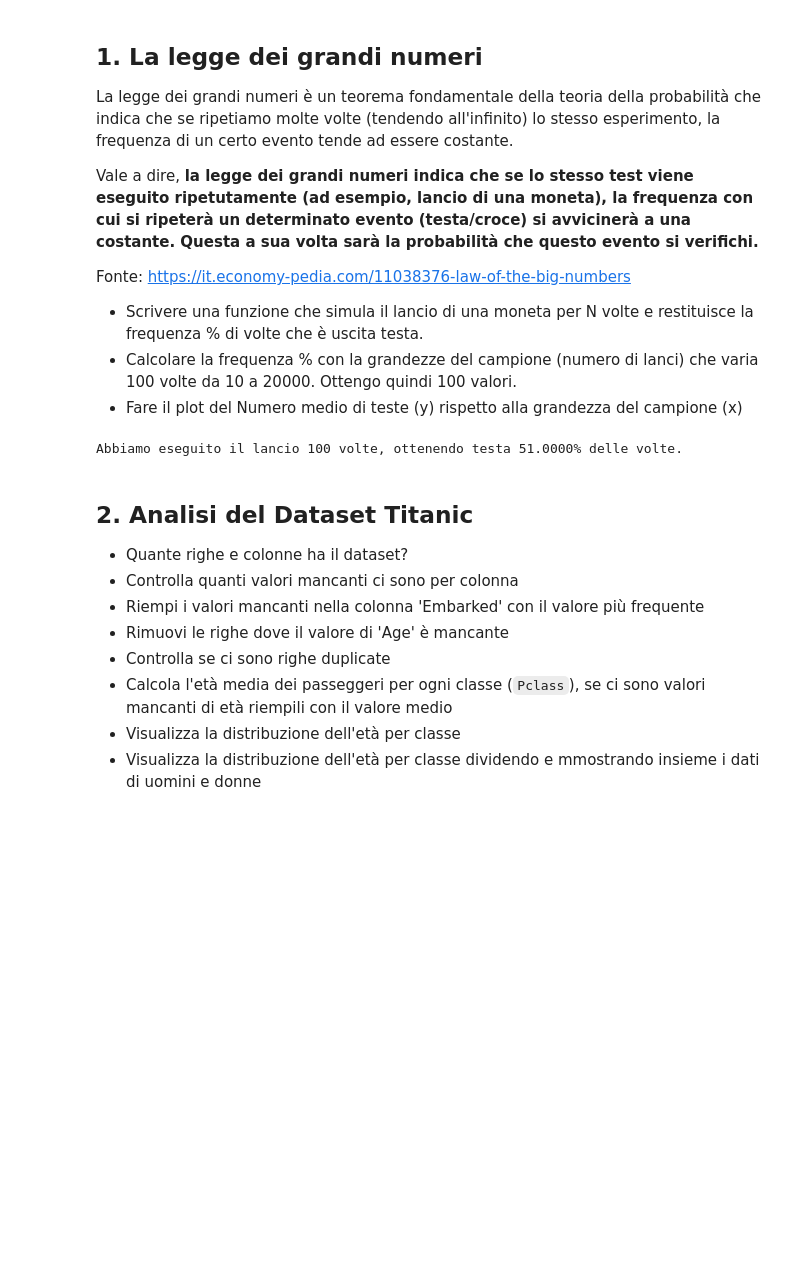
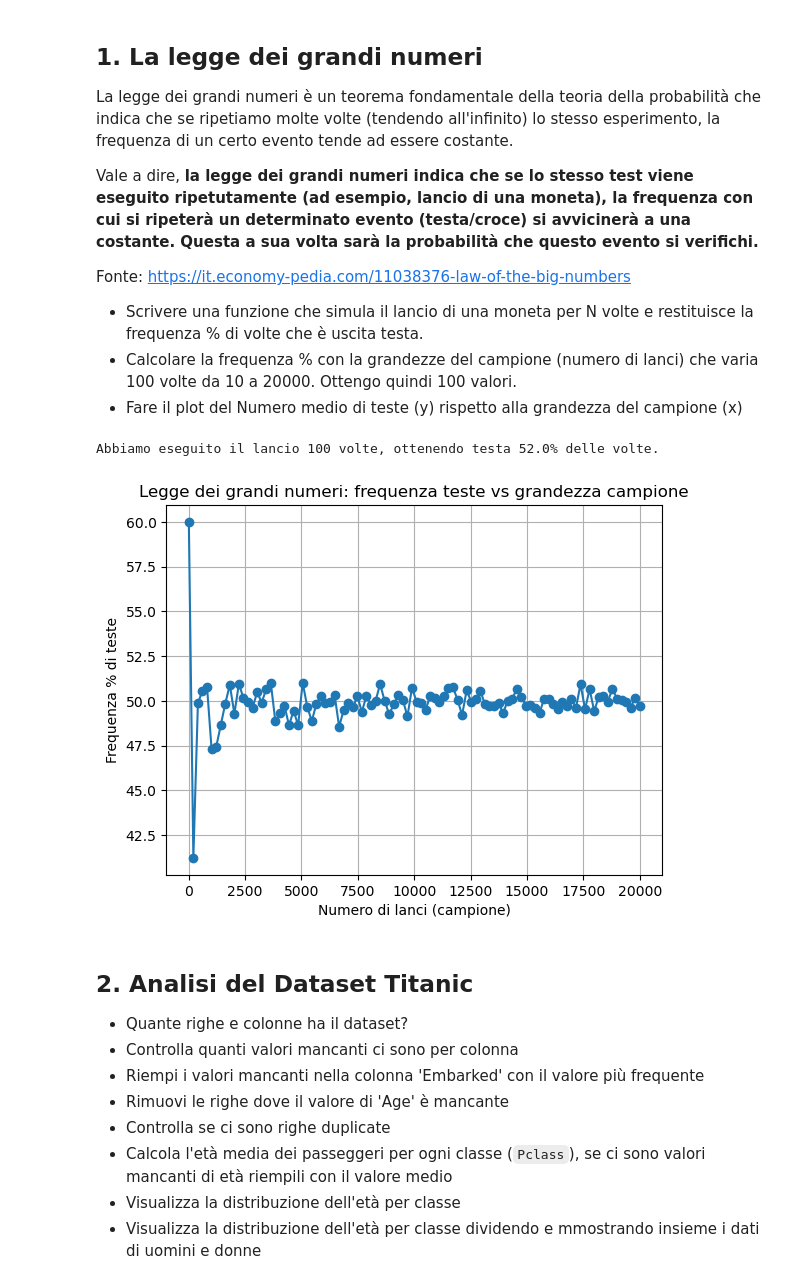
Before and after one commit to DenisTrokan/ProgrammingLab, a Jupyter notebook: 4_Esercizi_lez_4.ipynb, the cells around one changed output. Saved outputs shown, nothing was run; the diff lists cells and outputs as text; code cells hidden in the pictures; blank space fills up the shorter version.

Commit message:
4 done all ( with graphs and everything)

```diff
--- a/4_Esercizi_lez_4.ipynb
+++ b/4_Esercizi_lez_4.ipynb
@@ -20,12 +20,33 @@ def lancio(sampleSize: int) -> None:
     # Calcola la percentuale di "testa" (1)
     y = np.sum(lanci) / sampleSize * 100
 
-    print(f"Abbiamo eseguito il lancio {sampleSize} volte, ottenendo testa {y:.4f}% delle volte.")
+    print(f"Abbiamo eseguito il lancio {sampleSize} volte, ottenendo testa {y}% delle volte.")
 
 # Esempio
 lancio(100)
 # %% [output]
-Abbiamo eseguito il lancio 100 volte, ottenendo testa 51.0000% delle volte.
+Abbiamo eseguito il lancio 100 volte, ottenendo testa 52.0% delle volte.
+# %%
+#- Calcolare la frequenza % con la grandezze del campione (numero di lanci) che varia 100 volte da 10 a 20000. Ottengo quindi 100 valori.
+import numpy as np
+import matplotlib.pyplot as plt
+
+def lancio(sampleSize: int) -> float:
+    lanci = np.random.randint(0, 2, sampleSize)
+    return np.sum(lanci) / sampleSize * 100  # percentuale di teste
+
+# Genera 100 sampleSize da 10 a 20000 (spaziati uniformemente)
+sample_sizes = np.linspace(10, 20000, 100, dtype=int)
+frequenze_teste = [lancio(n) for n in sample_sizes]
+
+# Plot della frequenza di teste rispetto alla grandezza del campione
+plt.plot(sample_sizes, frequenze_teste, marker='o', linestyle='-')
+plt.xlabel('Numero di lanci (campione)')
+plt.ylabel('Frequenza % di teste')
+plt.title('Legge dei grandi numeri: frequenza teste vs grandezza campione')
+plt.grid(True)
+# %% [output]
+[figure, added]
 # %% [markdown]
 ## 2. Analisi del Dataset Titanic
 - Quante righe e colonne ha il dataset?
```
Also changed, not shown: parts of 5 cells of this notebook.
